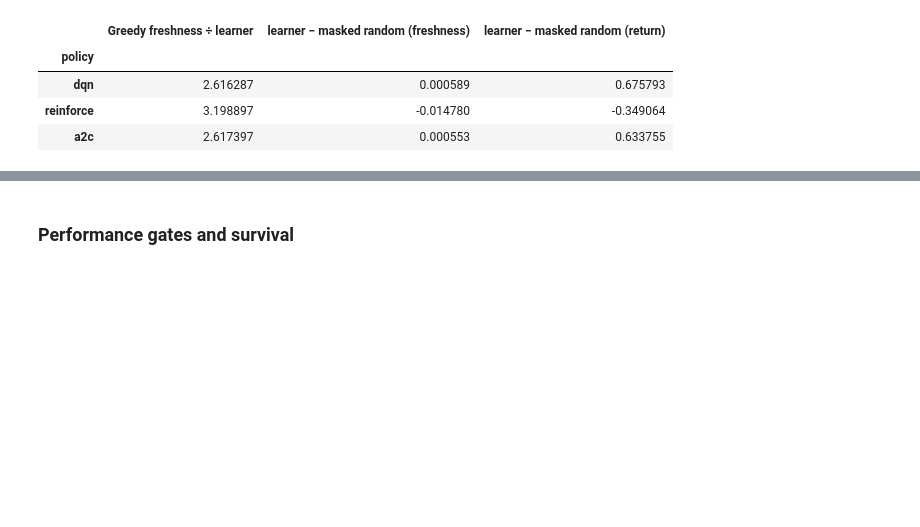
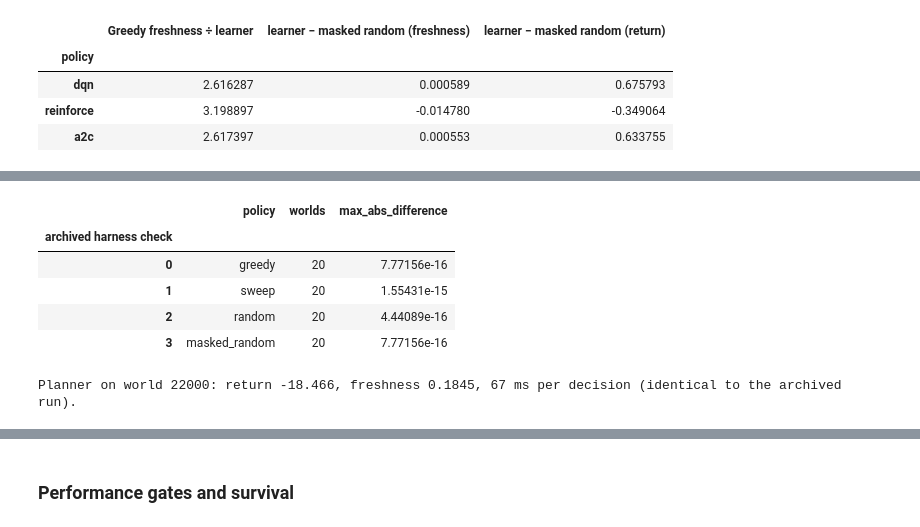
Before and after one commit to SayuruRehan/wild-drone-appeared, a Jupyter notebook: Wildfire_Drone_Fleet_clean.ipynb, the cells around one changed output, grey strips where cells are left out. Cells and saved outputs as stored; diff of their text form; code cells hidden in the pictures; blank space fills up the shorter version.

```diff
--- a/Wildfire_Drone_Fleet_clean.ipynb
+++ b/Wildfire_Drone_Fleet_clean.ipynb
@@ -51,5 +55,5 @@ tiny demonstration models. Set `RUN_TRAINING = True` to retrain one frozen 40×4
 # %%
-import copy, json, random, sys, tempfile, time
+import copy, hashlib, json, random, sys, tempfile, time
 from collections import deque
 from dataclasses import asdict, dataclass, replace
 from pathlib import Path
@@ -67,6 +71,8 @@ from torch.distributions import Categorical
 RUN_TRAINING = False   # retrain one frozen 40×40 fit (slow)
 RUN_SWEEP = False      # rerun the 40×40 learning-rate sweep (very slow)
 RUN_MASK_COMPARISON = False  # retrain masked and unmasked agents at 20×20 (slow)
+RUN_PLANNER = False    # re-fly the baselines and the planner on the 40×40 final worlds (slow)
+RUN_SENSITIVITY = False  # rerun the 40×40 sensitivity study (very slow)
 
 candidates = [Path.cwd(), Path.cwd().parent, Path('/content/wild-drone-appeared')]
 REPO = next((p for p in candidates if (p/'configs/rl-main-frozen.json').exists()), None)
@@ -75,6 +81,7 @@ if REPO is None:
 HISTORICAL = REPO/'docs/experiments/final-2026-10-05'   # 20×20 development study
 MAIN = REPO/'docs/experiments/rl-main-2026-10-11'       # frozen 40×40 main study
 FOLLOW_UP = REPO/'experiments/lithma/results'           # 40×40 sweep, sensitivity, planner
+FROZEN_CHECKPOINTS = REPO/'experiments/lithma/checkpoints'  # optional download of main-study weights
 ALGORITHMS = ['dqn', 'reinforce', 'a2c']
 POLICIES = ALGORITHMS + ['greedy', 'sweep', 'random', 'masked_random']
 FROZEN_SOURCE = '855e5510ff46b16082ab7d551e7c228acab6f572'  # code revision of the main study
@@ -1719,0 +1733,60 @@ display(planner[['policy', 'source', 'weighted_freshness_mean', 'weighted_freshn
+# %%
+FROZEN_BASELINES = ['greedy', 'sweep', 'random', 'masked_random']
+final_worlds = frozen['evaluation_worlds']
+archived_episodes = pd.read_csv(MAIN/'episodes.csv')
+# Every metric except decision_ms, which is wall-clock time and differs between machines.
+EXACT = ['return', 'weighted_freshness', 'overdue_fraction', 'energy_used', 'total_losses',
+         'safe_returns', 'charge_completions', 'collision_attempts', 'steps', 'fleet_failure',
+         'intact_fleet']
+
+
+def make_baseline(name, world):
+    """Every conventional controller by name; the stochastic ones are seeded with the world."""
+    return {'greedy': lambda: GreedyPolicy(), 'sweep': lambda: SweepPolicy(),
+            'random': lambda: RandomPolicy(world),
+            'masked_random': lambda: MaskedRandomPolicy(world),
+            'planner': lambda: RollingHorizonPolicy(world)}[name]()
+
+
+def fly(config, name, worlds):
+    return pd.DataFrame([run_episode(config, make_baseline(name, w), w, name=name)
+                         for w in worlds])
+
+
+def harness_check(worlds=final_worlds):
+    """Re-fly the archived baselines; largest difference from the archive, per policy."""
+    rows = []
+    for name in FROZEN_BASELINES:
+        new = fly(main_env, name, worlds).set_index('scenario_seed')
+        old = archived_episodes[archived_episodes['policy'] == name].set_index('scenario_seed')
+        difference = (new[EXACT]-old.loc[new.index, EXACT]).abs().to_numpy().max()
+        rows.append({'policy': name, 'worlds': len(new), 'max_abs_difference': difference})
+    return pd.DataFrame(rows)
+
+
+if RUN_PLANNER:
+    display(harness_check())
+    planner_rows = fly(main_env, 'planner', final_worlds)
+else:
+    display(pd.read_csv(FOLLOW_UP/'harness_reproduction.csv')[
+        ['policy', 'worlds', 'max_abs_difference']].rename_axis('archived harness check'))
+    planner_rows = pd.read_csv(FOLLOW_UP/'planner_episodes.csv')
+# %% [output]
+|  | policy | worlds | max_abs_difference |
+| archived harness check |  |  |  |
+| 0 | greedy | 20 | 7.77156e-16 |
+| 1 | sweep | 20 | 1.55431e-15 |
+| 2 | random | 20 | 4.44089e-16 |
+| 3 | masked_random | 20 | 7.77156e-16 |
+# %%
+# Demonstration: re-fly the planner on the first final world (under a minute) and check
+# that this notebook reproduces the archived planner mission exactly.
+world = final_worlds[0]
+again = run_episode(main_env, RollingHorizonPolicy(world), world, name='planner')
+archived_row = pd.read_csv(FOLLOW_UP/'planner_episodes.csv').set_index('scenario_seed').loc[world]
+assert all(abs(again[m]-archived_row[m]) < 1e-9 for m in EXACT)
+print(f"Planner on world {world}: return {again['return']:.3f}, freshness "
+      f"{again['weighted_freshness']:.4f}, {again['decision_ms']:.0f} ms per decision "
+      f"(identical to the archived run).")
+# %% [output]
+Planner on world 22000: return -18.466, freshness 0.1845, 67 ms per decision (identical to the archived run).
```
Also changed, not shown: parts of 15 cells of this notebook.
